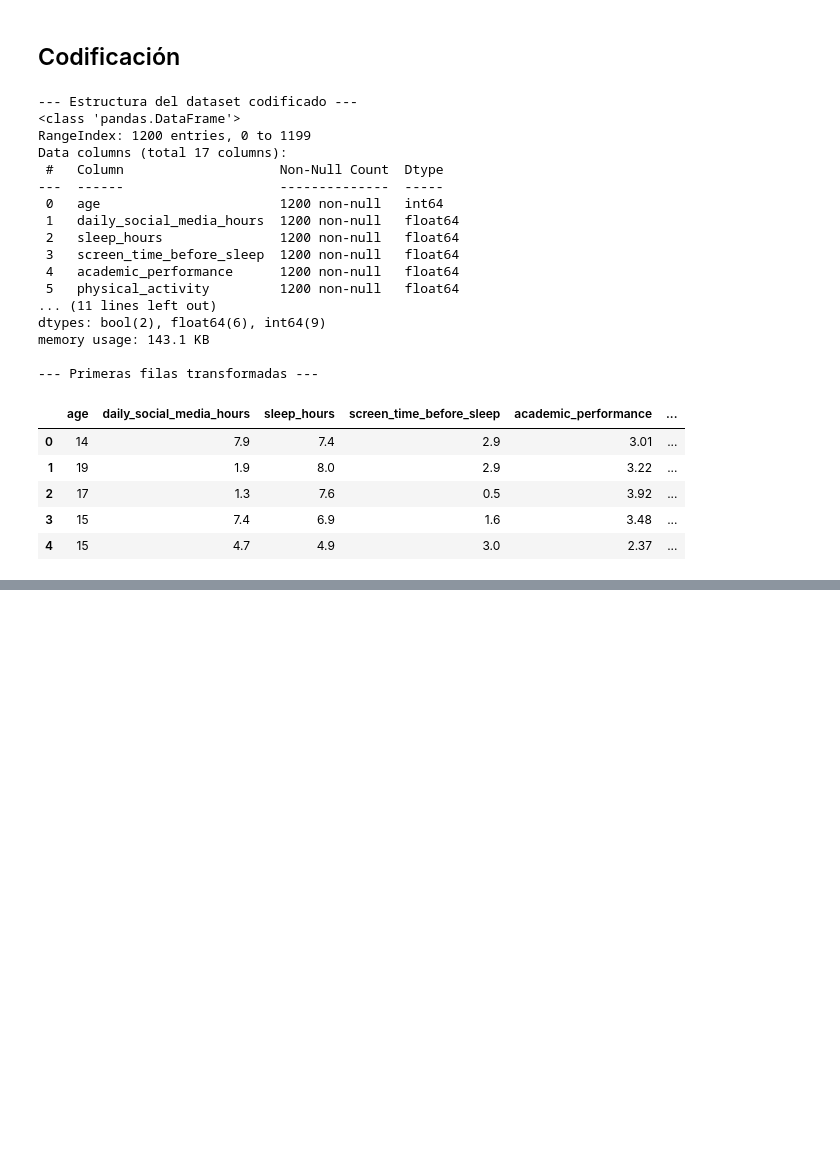
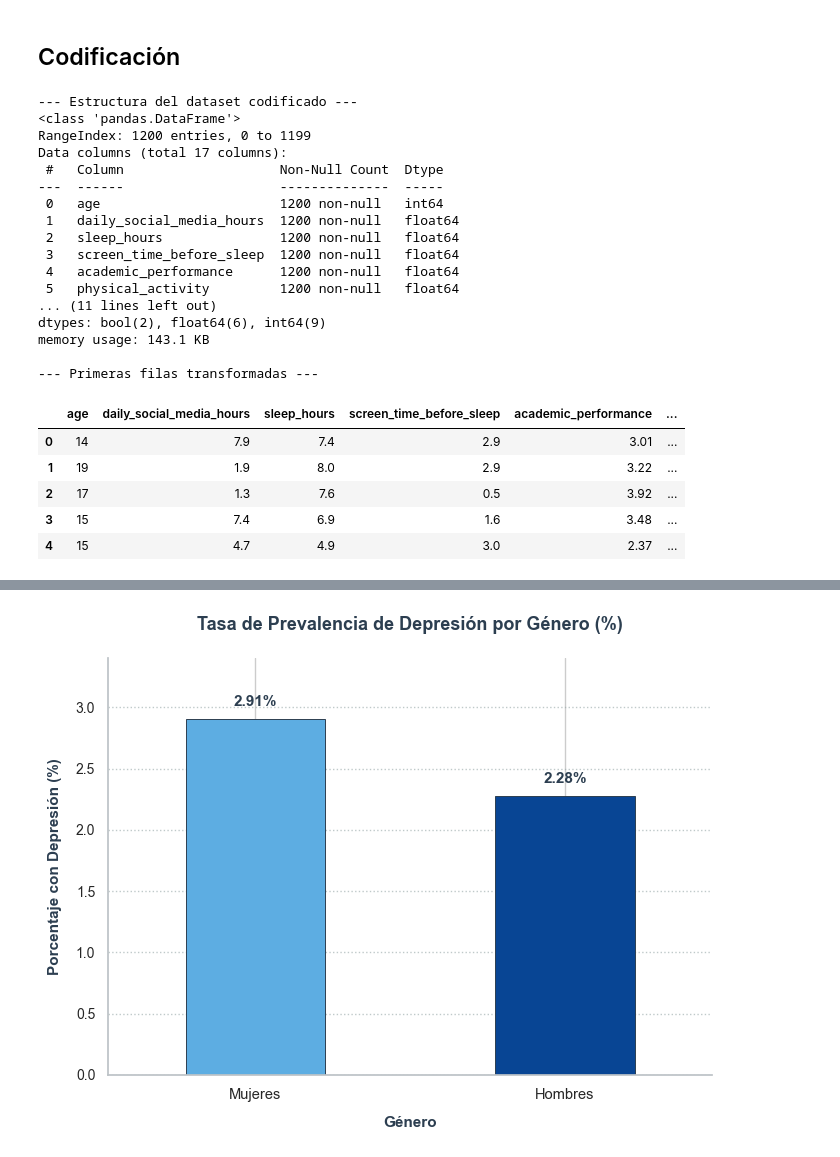
Before and after one commit to Bootcamp-DA-P2/proyecto7-regression-grupo5, a Jupyter notebook: 3.ipynb, the cells around one changed output, grey strips where cells are left out. Cells and saved outputs as stored; diff of their text form; code cells hidden in the pictures; blank space fills up the shorter version.

Commit message:
feat: add generational trend graph and depression prevalence analysis

```diff
--- a/3.ipynb
+++ b/3.ipynb
@@ -321,3 +321,18 @@ memory usage: 143.1 KB
 | 2 | 17 | 1.3 | 7.6 | 0.5 | 3.92 | ... |
 | 3 | 15 | 7.4 | 6.9 | 1.6 | 3.48 | ... |
 | 4 | 15 | 4.7 | 4.9 | 3.0 | 2.37 | ... |
+# %%
+# --- 2. CREACIÓN DE COLUMNAS DE TIEMPO A PARTIR DE LA EDAD (BASE 2026) ---
+
+# Calculamos el año exacto de nacimiento (Número entero)
+df['birth_year'] = 2026 - df['age']
+
+# 3. Guardar los cambios en un nuevo archivo CSV para no machacar el original por seguridad
+# Esto os vendrá genial a Manuel, a Elena y a ti para tener los datos preparados para los modelos
+df.to_csv('Teen_Mental_Health_With_Time.csv', index=False)
+
+print("--- Columnas de tiempo creadas con éxito ---")
+# Mostramos las primeras filas con las columnas clave para verificar que todo esté perfecto
+print(df[['age', 'birth_year']].head())
+
+df.head()
@@ -323,0 +353,63 @@ memory usage: 143.1 KB
+# %%
+# --- COMPARACIÓN ESTÉTICA DE GÉNERO Y DEPRESIÓN (INTERACTIVO EN VS CODE) ---
+
+# Calculamos la tabla de porcentajes relativos por fila
+crosstab_pct = pd.crosstab(df['gender_male'], df['depression_label'], normalize='index') * 100
+
+# Seleccionamos solo la columna 1 (Con Depresión) y ordenamos de mayor a menor
+tasa_depresion = crosstab_pct[1].sort_values(ascending=False)
+
+# Cambiamos el índice numérico (0 y 1) por etiquetas claras para el gráfico
+# Nota: Si en tu codificación 0=female y 1=male, el mapeo se hace así:
+tasa_depresion.index = tasa_depresion.index.map({0: 'Mujeres', 1: 'Hombres'})
+
+# Configurar el lienzo con un tamaño estilizado
+plt.figure(figsize=(7, 5.5))
+
+# Definimos colores personalizados para cada barra (Azul claro para Mujeres, Azul oscuro para Hombres)
+# Usamos un diccionario para asegurar que cada etiqueta mantenga siempre su color corporativo
+colores_barras = {'Mujeres': '#5dade2', 'Hombres': '#084594'}
+colores_lista = [colores_barras[gen] for gen in tasa_depresion.index]
+
+# Dibujar las barras con los colores asignados y un ancho elegante
+tasa_depresion.plot(kind='bar', color=colores_lista, width=0.45, edgecolor='#2c3e50', linewidth=0.7)
+
+# Configuración de títulos y etiquetas con fuentes limpias
+plt.title('Tasa de Prevalencia de Depresión por Género (%)', fontsize=13, pad=20, weight='bold', color='#2c3e50')
+plt.xlabel('Género', fontsize=11, labelpad=10, weight='bold', color='#2c3e50')
+plt.ylabel('Porcentaje con Depresión (%)', fontsize=11, labelpad=10, weight='bold', color='#2c3e50')
+
+# Ajustes de los ejes (quitar rotación molesta y limpiar bordes)
+plt.xticks(rotation=0, fontsize=10.5)
+plt.yticks(fontsize=10)
+plt.ylim(0, tasa_depresion.max() + 0.5) # Le damos un pequeño margen arriba para que no se corte el texto
+
+# Añadir una rejilla horizontal muy sutil y elegante
+plt.grid(axis='y', linestyle=':', alpha=0.6, color='#95a5a6')
+
+# Ocultar las líneas del marco superior y derecho (estilo minimalista "despine")
+ax = plt.gca()
+ax.spines['top'].set_visible(False)
+ax.spines['right'].set_visible(False)
+ax.spines['left'].set_color('#bdc3c7')
+ax.spines['bottom'].set_color('#bdc3c7')
+
+# Añadir los porcentajes exactos con un formato muy cuidado encima de cada barra
+for i, v in enumerate(tasa_depresion):
+    plt.text(
+        i,
+        v + 0.08,
+        f"{v:.2f}%",
+        ha='center',
+        va='bottom',
+        fontweight='bold',
+        fontsize=11,
+        color='#2c3e50'
+    )
+
+plt.tight_layout()
+
+# Abre la ventana interactiva directamente en VS Code sin guardar archivos en disco
+plt.show()
+# %% [output]
+[figure, added]
```
Also changed, not shown: parts of 6 cells of this notebook, 2 other files.
